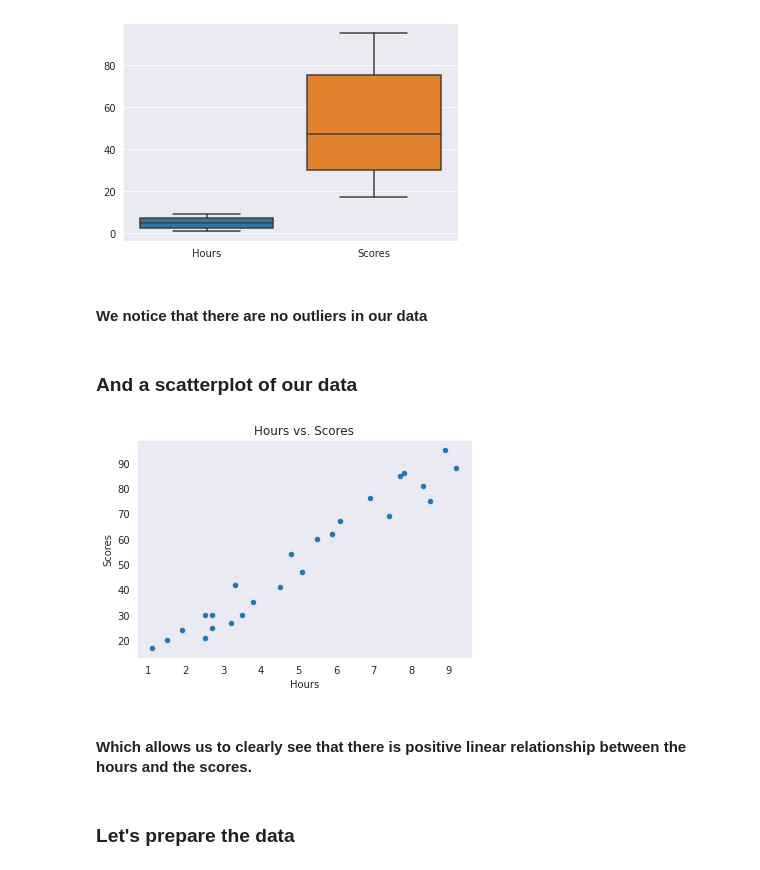
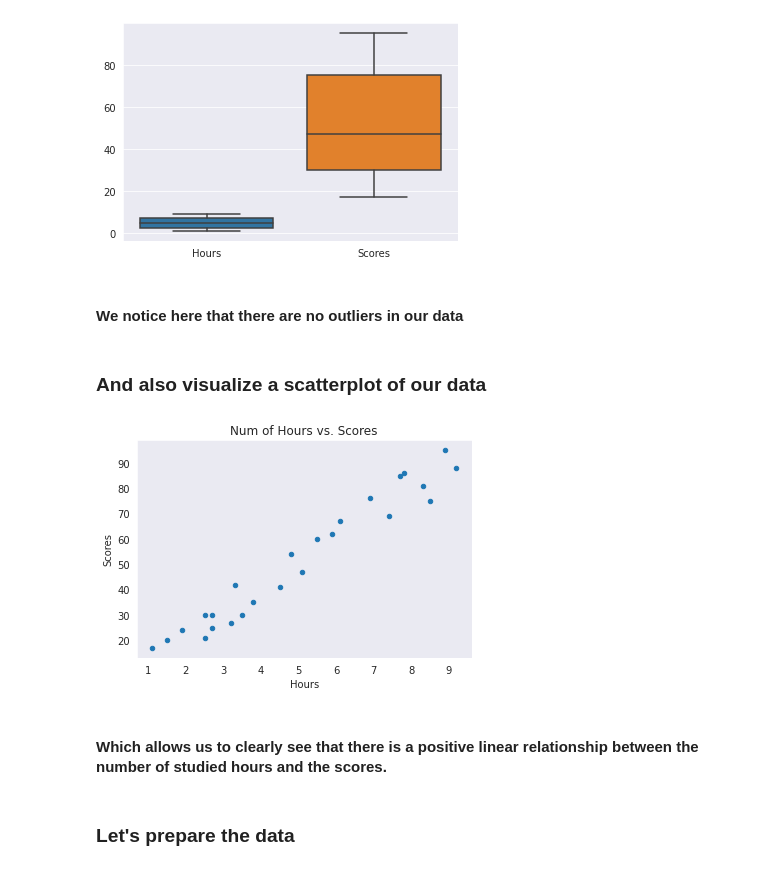
Before and after one commit to SOUHA-GH/TSP-GRIP-Data-Science---Business-Analytics, a Jupyter notebook: Prediction_using_Supervised_ML.ipynb, the cells around one changed output. Cells and saved outputs as stored; diff of their text form; code cells hidden in the pictures.

```diff
--- a/Prediction_using_Supervised_ML.ipynb
+++ b/Prediction_using_Supervised_ML.ipynb
@@ -81,18 +85,18 @@ sns.boxplot(data=df[["Hours","Scores"]])
 <matplotlib.axes._subplots.AxesSubplot at 0x...>
 [figure]
 # %% [markdown]
-#### We notice that there are no outliers in our data
+#### We notice here that there are no outliers in our data
 # %% [markdown]
-### And a scatterplot of our data
+### And also visualize a scatterplot of our data
 # %%
 df.plot.scatter(x="Hours",y="Scores")
-plt.title("Hours vs. Scores")
+plt.title("Num of Hours vs. Scores")
 plt.grid()
 plt.show()
 # %% [output]
-[figure, old version]
+[figure, new version]
 # %% [markdown]
-#### Which allows us to clearly see that there is positive linear relationship between the hours and the scores.
+#### Which allows us to clearly see that there is a positive linear relationship between the number of studied hours and the scores.
 # %% [markdown]
 ### Let's prepare the data
 # %%
```
Also changed, not shown: parts of 10 cells of this notebook.
